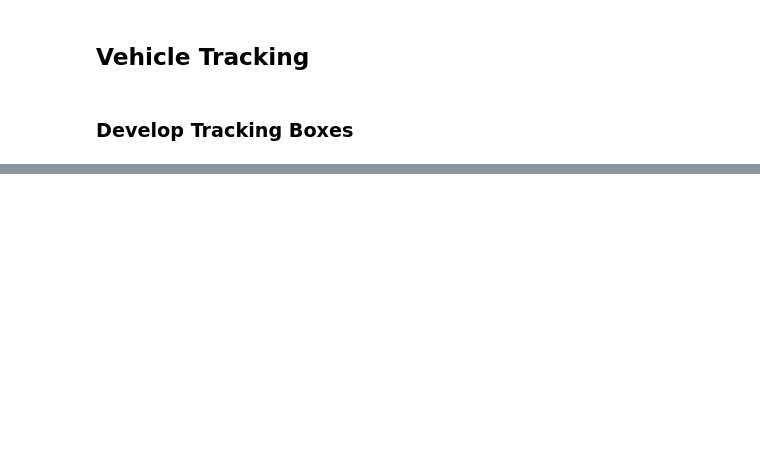
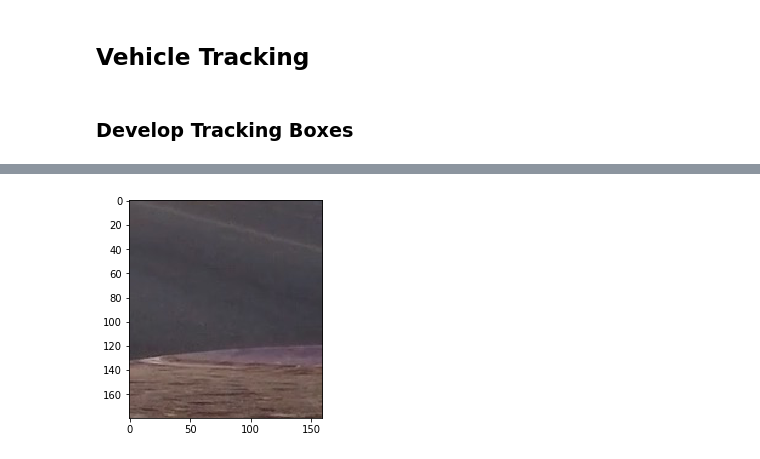
Before and after one commit to JamesDiDonato/CarND-Object-Detection, a Jupyter notebook: VehicleDetection.ipynb, the cells around one changed output, grey strips where cells are left out. Drawn from its saved outputs; the diff is of its cells as text; code cells hidden in the pictures; blank space fills up the shorter version.

```diff
--- a/VehicleDetection.ipynb
+++ b/VehicleDetection.ipynb
@@ -362,0 +426,50 @@ plt.imshow(window_img)
+# %%
+#This function takes an image and returns the same image with superimposed boxes over identified vehicles
+#Input image must be in RGB format
+def car_search(image,svc,search_windows):
+
+    #Color Histogram Parameters:
+    histbin = 64 # Number of Histogram Bins for Color Histogram Feature Vector (3 x 32 = 96 elements)
+
+    # Spatial Binning Parameters:
+    spatial = 12 # Resize Dimension for spatial binning
+    cspace_hist = 'RGB' # Color Space for histogram
+
+    #HOG Parameters:
+    cspace_HOG = 'YUV' #can be RGB, HSV, LUV, HLS, YUV, YCrCb
+    orient = 12
+    pix_per_cell = 16
+    cell_per_block = 2
+    hog_channel = 'ALL' # Can be 0, 1, 2, or "ALL"
+
+    found_boxes = [] #list to store boxes where vehicles are found
+
+    for box in search_windows:
+        #Extract rectangular box from image to search
+        extract_img = image[box[0][1]:box[1][1], box[0][0]:box[1][0]]
+        plt.imshow(extract_img)
+        resized_img = [cv2.resize(extract_img,(64, 64))] #Resize image as list with numpy array
+
+        #Use Trained model to predict whether a vehicle present in box
+        car_features = extract_features(resized_img, cspace_hist, cspace_HOG, (spatial, spatial),
+                                        histbin, (0, 256),orient, pix_per_cell, cell_per_block, hog_channel)
+        Scaled_Features = X_scaler.transform(car_features)
+        predict = svc.predict(Scaled_Features)
+        if( predict == 1 ):
+            found_boxes.append(box)
+
+
+    vehicles_img = draw_boxes(image, found_boxes,(0, 0, 255), 3)
+
+    return vehicles_img
+
+
+image_test = cv2.imread(project_path + "test_images/" + "test6.jpg")
+image_test= cv2.cvtColor(image_test,cv2.COLOR_BGR2RGB)
+
+
+return_img = car_search(image_test,svc,windows)
+
+#plt.imshow(return_img)
+# %% [output]
+[figure, added]
```
Also changed, not shown: parts of 10 cells of this notebook, 3 other files.
